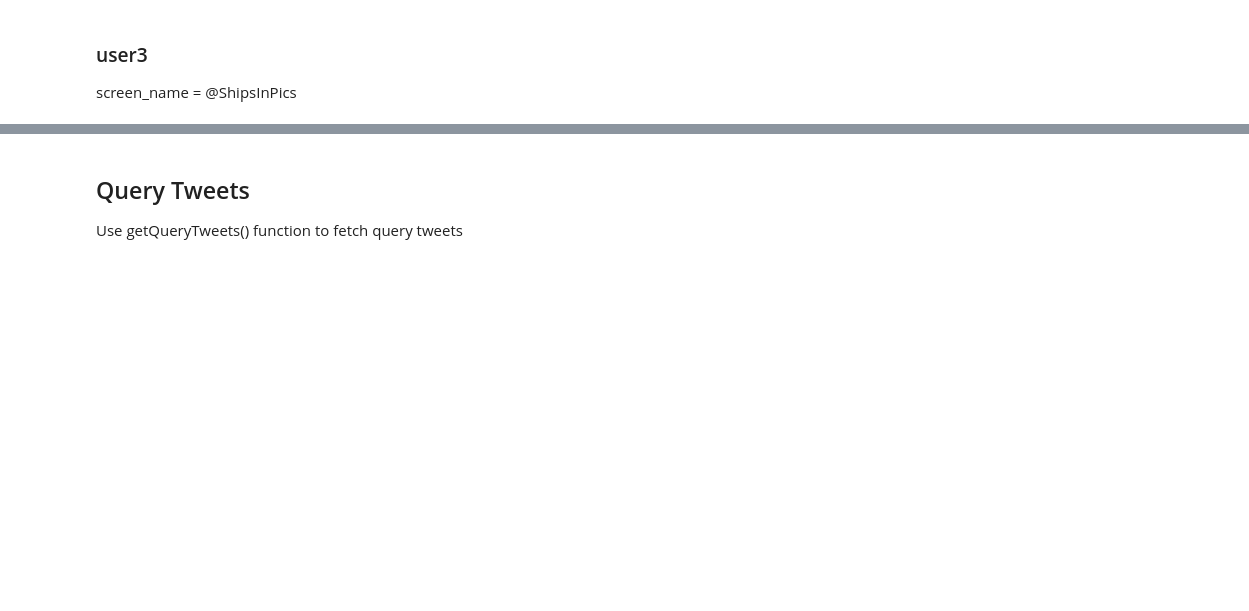
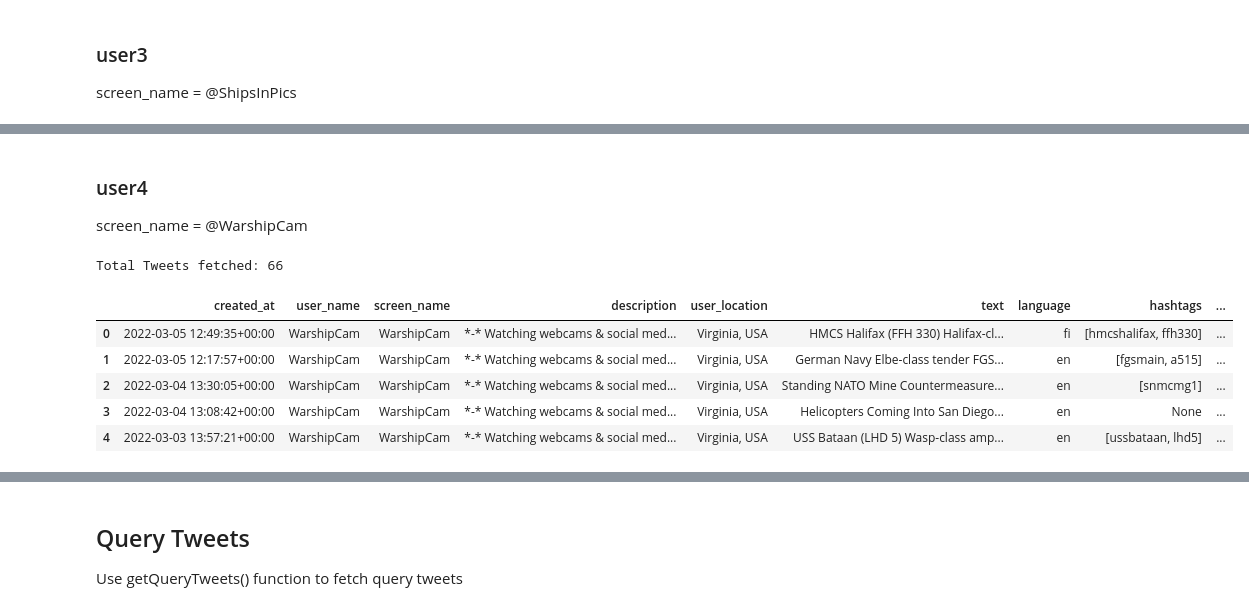
Before and after one commit to EloiseX/Business-Prcticum, a Jupyter notebook: data_processing/image_scraping.ipynb, the cells around one changed output, grey strips where cells are left out. Cells and saved outputs as stored; diff of their text form; code cells hidden in the pictures; blank space fills up the shorter version.

```diff
--- a/data_processing/image_scraping.ipynb
+++ b/data_processing/image_scraping.ipynb
@@ -178,0 +202,20 @@ user3.to_csv('C:/Users/tivon/projects/twitter_project/data/user_tweets_shipsinpi
+# %% [markdown]
+### user4
+screen_name = @WarshipCam
+# %%
+# Use getUserTweets function (screen_name = 'WarshipCam', count = 1000)
+user5 = getUserTweets('WarshipCam', 1000)
+
+# show total number of tweets
+print("Total Tweets fetched:", len(user5))
+
+# show the dataframe
+user5.head()
+# %% [output]
+Total Tweets fetched: 66
+|  | created_at | user_name | screen_name | description | user_location | text | language | hashtags | ... |
+| 0 | 2022-03-05 12:49:35+00:00 | WarshipCam | WarshipCam | *-* Watching webcams & social med... | Virginia, USA | HMCS Halifax (FFH 330) Halifax-cl... | fi | [hmcshalifax, ffh330] | ... |
+| 1 | 2022-03-05 12:17:57+00:00 | WarshipCam | WarshipCam | *-* Watching webcams & social med... | Virginia, USA | German Navy Elbe-class tender FGS... | en | [fgsmain, a515] | ... |
+| 2 | 2022-03-04 13:30:05+00:00 | WarshipCam | WarshipCam | *-* Watching webcams & social med... | Virginia, USA | Standing NATO Mine Countermeasure... | en | [snmcmg1] | ... |
+| 3 | 2022-03-04 13:08:42+00:00 | WarshipCam | WarshipCam | *-* Watching webcams & social med... | Virginia, USA | Helicopters Coming Into San Diego... | en | None | ... |
+| 4 | 2022-03-03 13:57:21+00:00 | WarshipCam | WarshipCam | *-* Watching webcams & social med... | Virginia, USA | USS Bataan (LHD 5) Wasp-class amp... | en | [ussbataan, lhd5] | ... |
```
Also changed, not shown: parts of 19 cells of this notebook, 7 other files.
